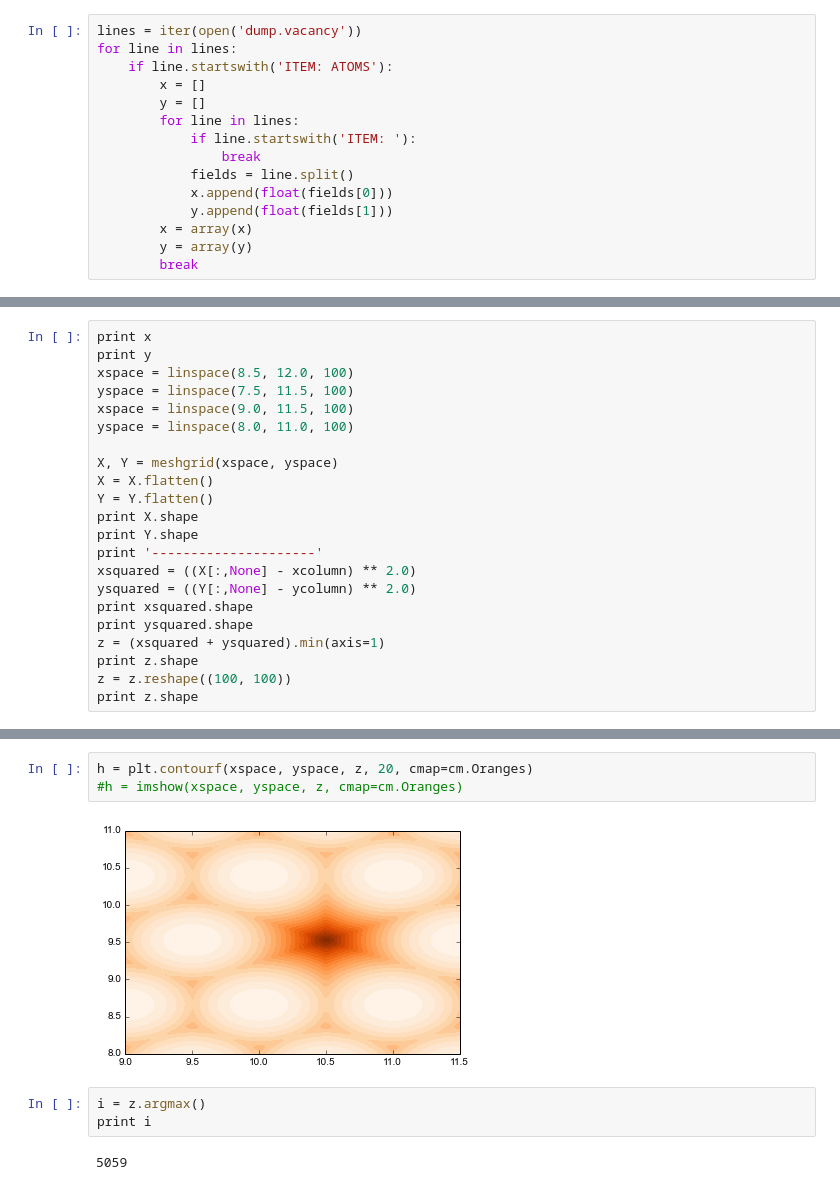
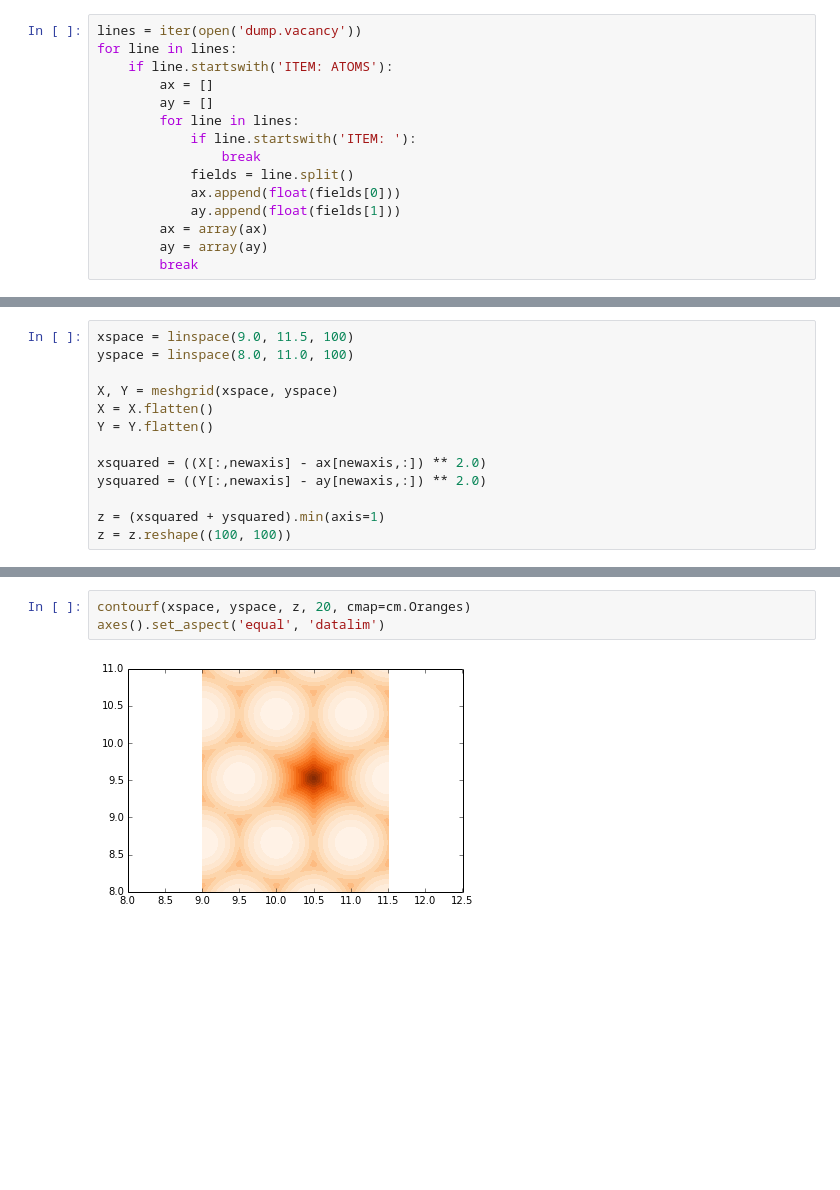
Before and after one commit to brandon-rhodes/atomvacancy, a Jupyter notebook: Vacancy.ipynb, the cells around one changed output, grey strips where cells are left out. Drawn from its saved outputs; the diff is of its cells as text; blank space fills up the shorter version.

```diff
--- a/Vacancy.ipynb
+++ b/Vacancy.ipynb
@@ -7,14 +14,14 @@ Populating the interactive namespace from numpy and matplotlib
 lines = iter(open('dump.vacancy'))
 for line in lines:
     if line.startswith('ITEM: ATOMS'):
-        x = []
-        y = []
+        ax = []
+        ay = []
         for line in lines:
             if line.startswith('ITEM: '):
                 break
             fields = line.split()
-            x.append(float(fields[0]))
-            y.append(float(fields[1]))
-        x = array(x)
-        y = array(y)
+            ax.append(float(fields[0]))
+            ay.append(float(fields[1]))
+        ax = array(ax)
+        ay = array(ay)
         break
@@ -40,22 +50,13 @@ array([[  7.79423,   8.66025,   9.52628,  10.3923 ,  11.2583 ,   7.79423,
 # %%
-print x
-print y
-xspace = linspace(8.5, 12.0, 100)
-yspace = linspace(7.5, 11.5, 100)
 xspace = linspace(9.0, 11.5, 100)
 yspace = linspace(8.0, 11.0, 100)
 
 X, Y = meshgrid(xspace, yspace)
 X = X.flatten()
 Y = Y.flatten()
-print X.shape
-print Y.shape
-print '---------------------'
-xsquared = ((X[:,None] - xcolumn) ** 2.0)
-ysquared = ((Y[:,None] - ycolumn) ** 2.0)
-print xsquared.shape
-print ysquared.shape
+
+xsquared = ((X[:,newaxis] - ax[newaxis,:]) ** 2.0)
+ysquared = ((Y[:,newaxis] - ay[newaxis,:]) ** 2.0)
+
 z = (xsquared + ysquared).min(axis=1)
-print z.shape
 z = z.reshape((100, 100))
-print z.shape
@@ -74,10 +63,5 @@ print z.shape
 # %%
-h = plt.contourf(xspace, yspace, z, 20, cmap=cm.Oranges)
-#h = imshow(xspace, yspace, z, cmap=cm.Oranges)
+contourf(xspace, yspace, z, 20, cmap=cm.Oranges)
+axes().set_aspect('equal', 'datalim')
 # %% [output]
-[figure, old version]
+[figure, new version]
-# %%
-i = z.argmax()
-print i
-# %% [output]
-5059
```
Also changed, not shown: parts of 18 cells of this notebook.
